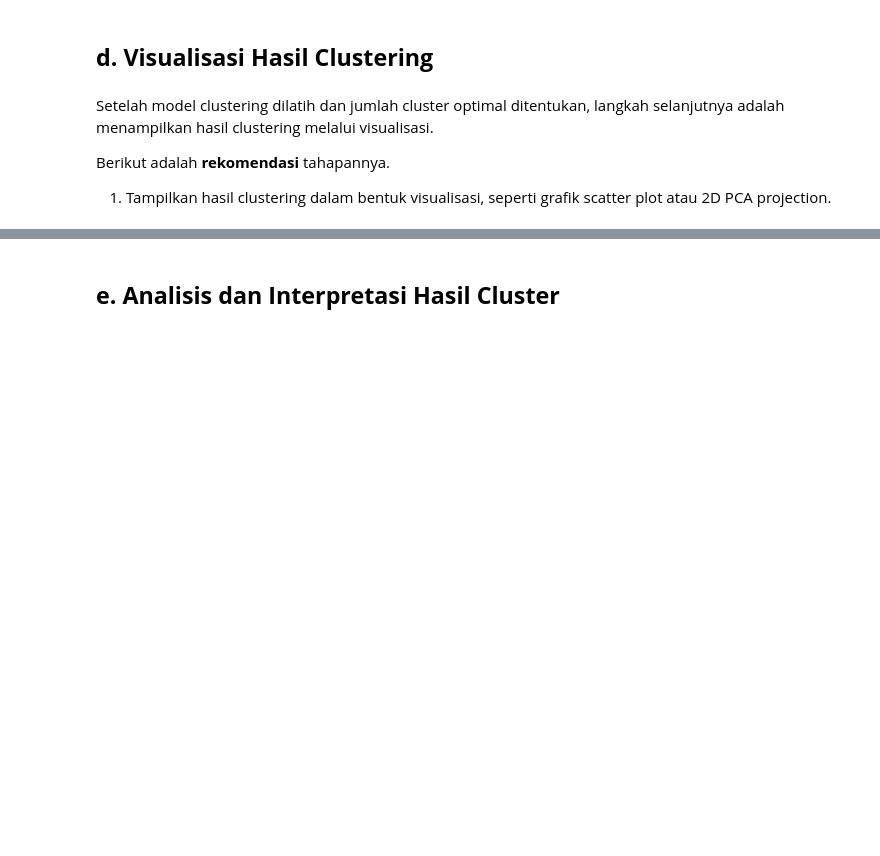
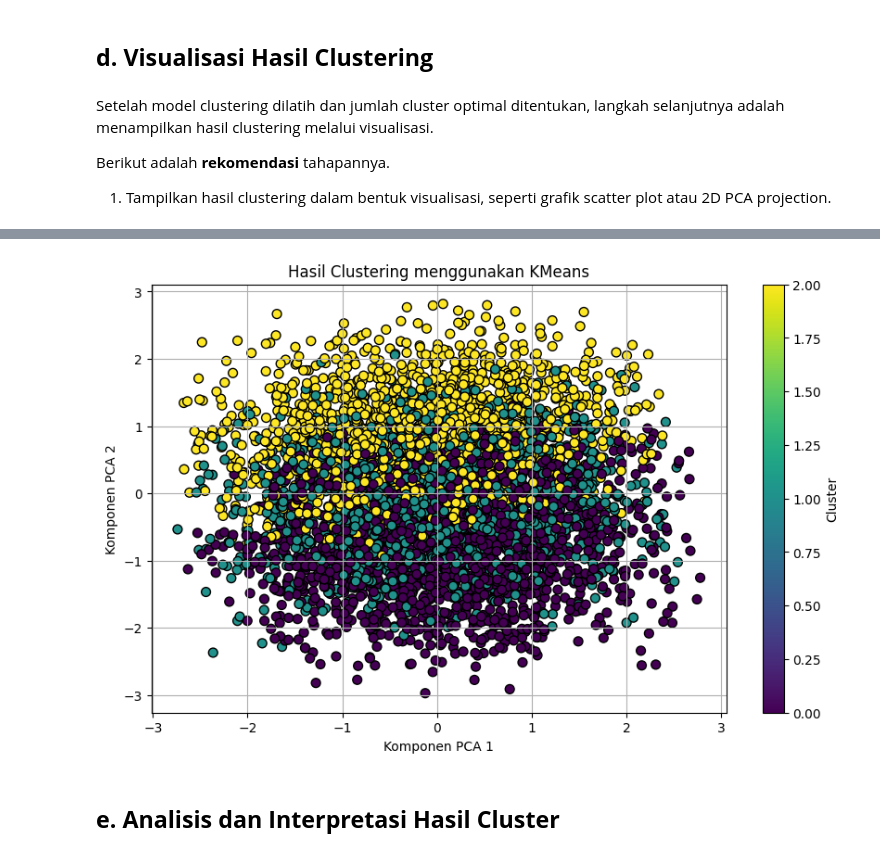
Before and after one commit to ZidanAlfarizaPutraPratama/MembangunProyekMachineLearning, a Jupyter notebook: notebooks/[Clustering]_Submission_Akhir_BMLP_Zidannnapp.ipynb, the cells around one changed output, grey strips where cells are left out. Drawn from its saved outputs; the diff is of its cells as text; code cells hidden in the pictures; blank space fills up the shorter version.

```diff
--- a/notebooks/[Clustering]_Submission_Akhir_BMLP_Zidannnapp.ipynb
+++ b/notebooks/[Clustering]_Submission_Akhir_BMLP_Zidannnapp.ipynb
@@ -410,3 +526,54 @@ plt.show()
+# %%
+import pandas as pd
+import numpy as np
+import matplotlib.pyplot as plt
+from sklearn.cluster import KMeans
+from sklearn.decomposition import PCA
+from sklearn.preprocessing import StandardScaler
+
+# Memuat dataset
+file_path = '../data/Impact_of_Remote_Work_on_Mental_Health.csv'
+data = pd.read_csv(file_path)
+
+# Preprocessing data (mengisi missing values dan normalisasi)
+for col in data.select_dtypes(include=[object]).columns:
+    data[col].fillna(data[col].mode()[0], inplace=True)
+
+for col in data.select_dtypes(include=[np.number]).columns:
+    data[col].fillna(data[col].median(), inplace=True)
+
+data.drop_duplicates(inplace=True)
+
+# Normalisasi fitur numerik
+numeric_features = data.select_dtypes(include=[np.number]).columns.tolist()
+scaler = StandardScaler()
+data[numeric_features] = scaler.fit_transform(data[numeric_features])
+
+# Memisahkan fitur
+X = data[numeric_features]
+
+# Membangun model clustering dengan KMeans
+kmeans = KMeans(n_clusters=3, random_state=42)
+kmeans.fit(X)
+
+# Menambahkan label cluster ke DataFrame
+data['Cluster'] = kmeans.labels_
+
+# Menggunakan PCA untuk proyeksi 2D
+pca = PCA(n_components=2)
+X_pca = pca.fit_transform(X)
+
+# Visualisasi hasil clustering
+plt.figure(figsize=(10, 6))
+plt.scatter(X_pca[:, 0], X_pca[:, 1], c=data['Cluster'], cmap='viridis', marker='o', edgecolor='k', s=50)
+plt.title('Hasil Clustering menggunakan KMeans')
+plt.xlabel('Komponen PCA 1')
+plt.ylabel('Komponen PCA 2')
+plt.colorbar(label='Cluster')
+plt.grid()
+plt.show()
+# %% [output]
+[figure, added]
 # %% [markdown]
 ## **e. Analisis dan Interpretasi Hasil Cluster**
 # %% [markdown]
```
Also changed, not shown: parts of 20 cells of this notebook, 9 other files.
